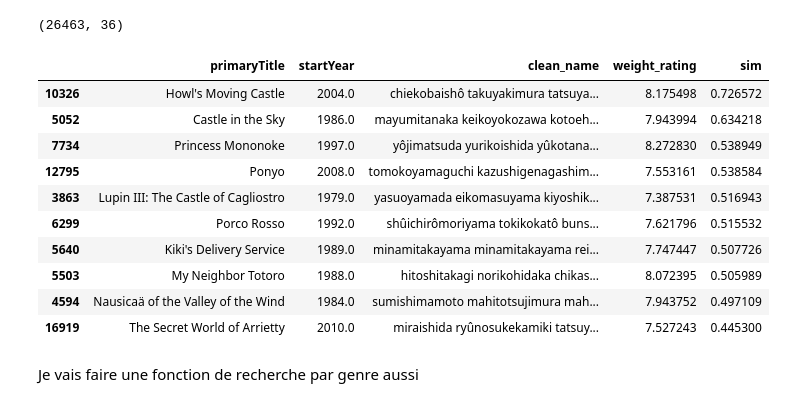
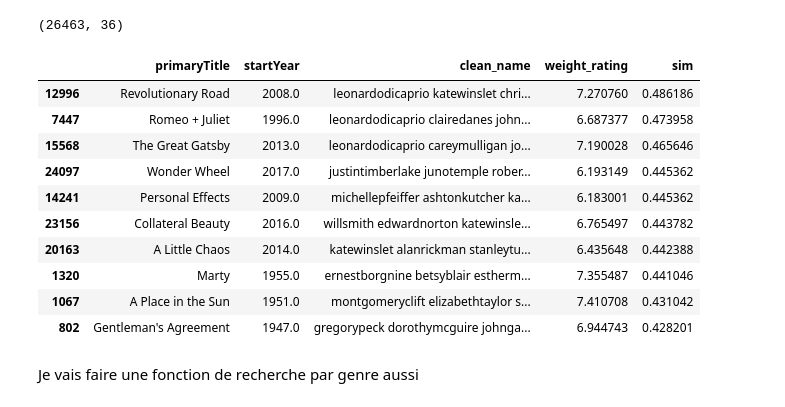
Before and after one commit to BoostMetrics/Recommandation-de-films, a Jupyter notebook: notebooks/03-modeling/Test 3 enrich.ipynb, the cells around one changed output. Saved outputs shown, nothing was run; the diff lists cells and outputs as text; code cells hidden in the pictures.

```diff
--- a/notebooks/03-modeling/Test 3 enrich.ipynb
+++ b/notebooks/03-modeling/Test 3 enrich.ipynb
@@ -350,19 +350,19 @@ def recherche_par_titre(titre, n=10):
     df_temp = df_temp.sort_values(['sim'], ascending=[False])
     return df_temp[['primaryTitle', 'startYear', 'clean_name', 'weight_rating', 'sim' ]].head(n)
 # %%
-recherche_par_titre('Spirited ')
+recherche_par_titre('titanic')
 # %% [output]
 |  | primaryTitle | startYear | clean_name | weight_rating | sim |
-| 10326 | Howl's Moving Castle | 2004.0 | chiekobaishô takuyakimura tatsuya... | 8.175498 | 0.726572 |
-| 5052 | Castle in the Sky | 1986.0 | mayumitanaka keikoyokozawa kotoeh... | 7.943994 | 0.634218 |
-| 7734 | Princess Mononoke | 1997.0 | yôjimatsuda yurikoishida yûkotana... | 8.272830 | 0.538949 |
-| 12795 | Ponyo | 2008.0 | tomokoyamaguchi kazushigenagashim... | 7.553161 | 0.538584 |
-| 3863 | Lupin III: The Castle of Cagliostro | 1979.0 | yasuoyamada eikomasuyama kiyoshik... | 7.387531 | 0.516943 |
-| 6299 | Porco Rosso | 1992.0 | shûichirômoriyama tokikokatô buns... | 7.621796 | 0.515532 |
-| 5640 | Kiki's Delivery Service | 1989.0 | minamitakayama minamitakayama rei... | 7.747447 | 0.507726 |
-| 5503 | My Neighbor Totoro | 1988.0 | hitoshitakagi norikohidaka chikas... | 8.072395 | 0.505989 |
-| 4594 | Nausicaä of the Valley of the Wind | 1984.0 | sumishimamoto mahitotsujimura mah... | 7.943752 | 0.497109 |
-| 16919 | The Secret World of Arrietty | 2010.0 | miraishida ryûnosukekamiki tatsuy... | 7.527243 | 0.445300 |
+| 12996 | Revolutionary Road | 2008.0 | leonardodicaprio katewinslet chri... | 7.270760 | 0.486186 |
+| 7447 | Romeo + Juliet | 1996.0 | leonardodicaprio clairedanes john... | 6.687377 | 0.473958 |
+| 15568 | The Great Gatsby | 2013.0 | leonardodicaprio careymulligan jo... | 7.190028 | 0.465646 |
+| 24097 | Wonder Wheel | 2017.0 | justintimberlake junotemple rober... | 6.193149 | 0.445362 |
+| 14241 | Personal Effects | 2009.0 | michellepfeiffer ashtonkutcher ka... | 6.183001 | 0.445362 |
+| 23156 | Collateral Beauty | 2016.0 | willsmith edwardnorton katewinsle... | 6.765497 | 0.443782 |
+| 20163 | A Little Chaos | 2014.0 | katewinslet alanrickman stanleytu... | 6.435648 | 0.442388 |
+| 1320 | Marty | 1955.0 | ernestborgnine betsyblair estherm... | 7.355487 | 0.441046 |
+| 1067 | A Place in the Sun | 1951.0 | montgomeryclift elizabethtaylor s... | 7.410708 | 0.431042 |
+| 802 | Gentleman's Agreement | 1947.0 | gregorypeck dorothymcguire johnga... | 6.944743 | 0.428201 |
 # %% [markdown]
 Je vais faire une fonction de recherche par genre aussi
 # %%
```
Also changed, not shown: parts of 1 cell of this notebook.
